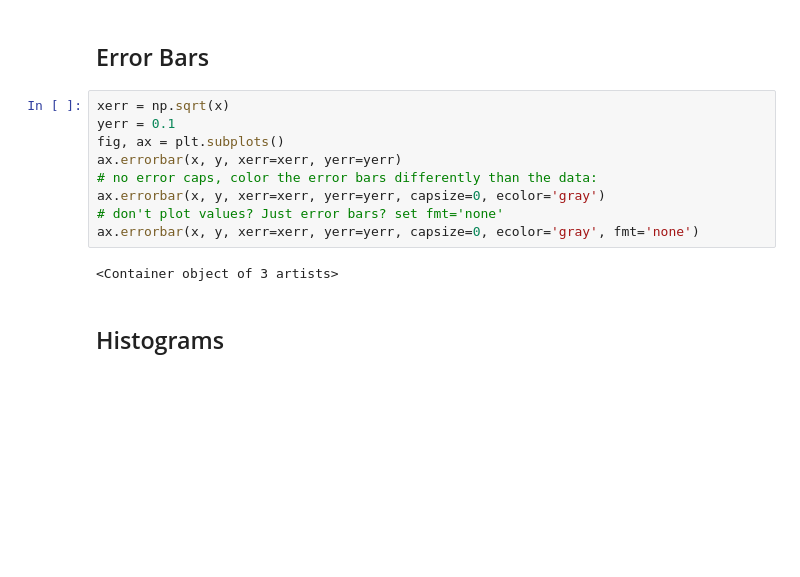
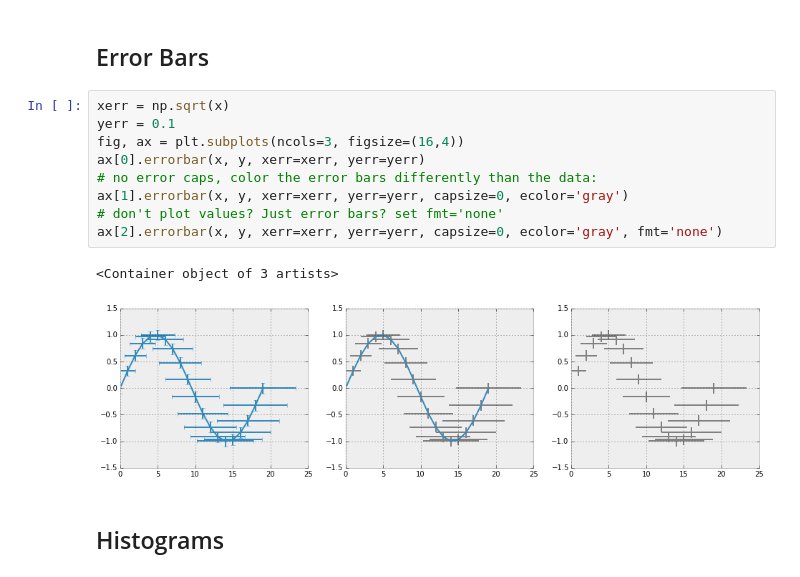
Before and after one commit to abostroem/2015-01-03-aas, a Jupyter notebook: intermediate/matplotlib/Plotting with matplotlib.ipynb, the cells around one changed output. Saved outputs shown, nothing was run; the diff lists cells and outputs as text; blank space fills up the shorter version.

```diff
--- a/intermediate/matplotlib/Plotting with matplotlib.ipynb
+++ b/intermediate/matplotlib/Plotting with matplotlib.ipynb
@@ -117,14 +117,15 @@ ax.scatter(x, y, c=y, cmap=plt.cm.RdYlBu, s=z)
 # %%
 xerr = np.sqrt(x)
 yerr = 0.1
-fig, ax = plt.subplots()
-ax.errorbar(x, y, xerr=xerr, yerr=yerr)
+fig, ax = plt.subplots(ncols=3, figsize=(16,4))
+ax[0].errorbar(x, y, xerr=xerr, yerr=yerr)
 # no error caps, color the error bars differently than the data:
-ax.errorbar(x, y, xerr=xerr, yerr=yerr, capsize=0, ecolor='gray')
+ax[1].errorbar(x, y, xerr=xerr, yerr=yerr, capsize=0, ecolor='gray')
 # don't plot values? Just error bars? set fmt='none'
-ax.errorbar(x, y, xerr=xerr, yerr=yerr, capsize=0, ecolor='gray', fmt='none')
+ax[2].errorbar(x, y, xerr=xerr, yerr=yerr, capsize=0, ecolor='gray', fmt='none')
 # %% [output]
 <Container object of 3 artists>
+[figure, added]
 # %% [markdown]
 ## Histograms
 # %% [markdown]
```
Also changed, not shown: parts of 53 cells of this notebook, 1 other file.
